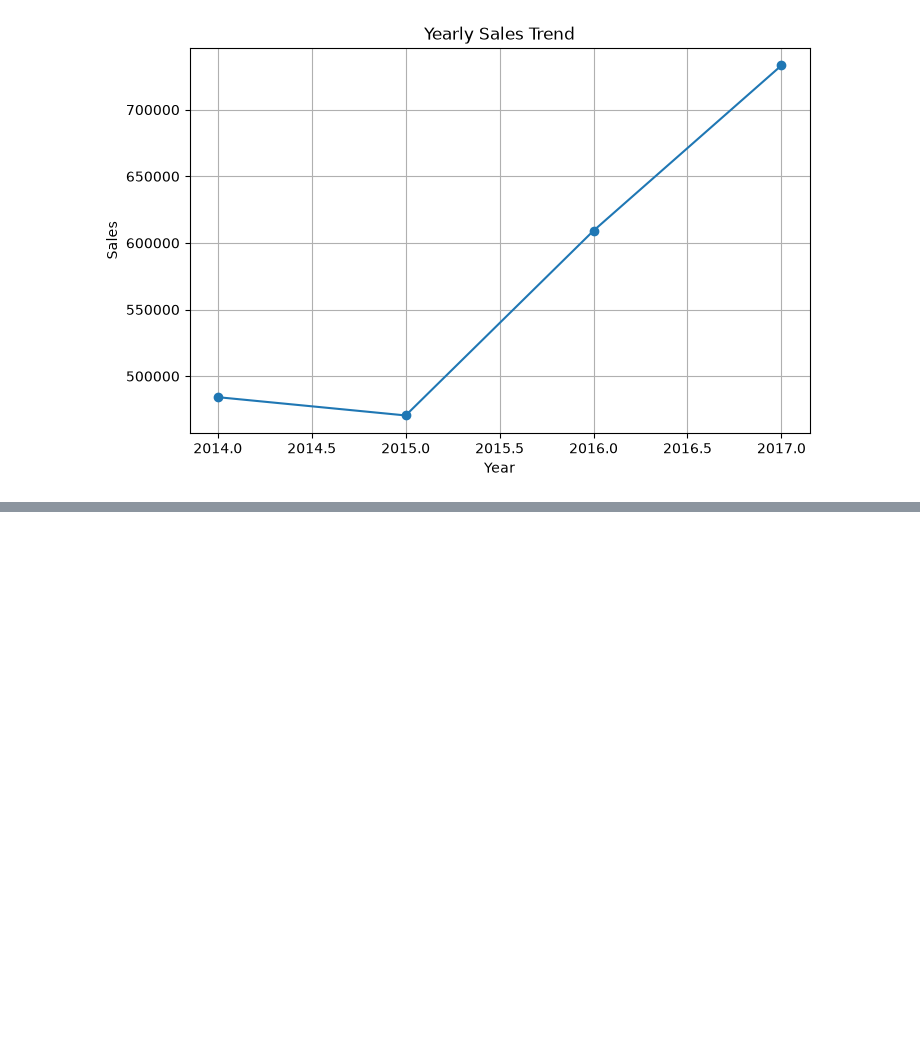
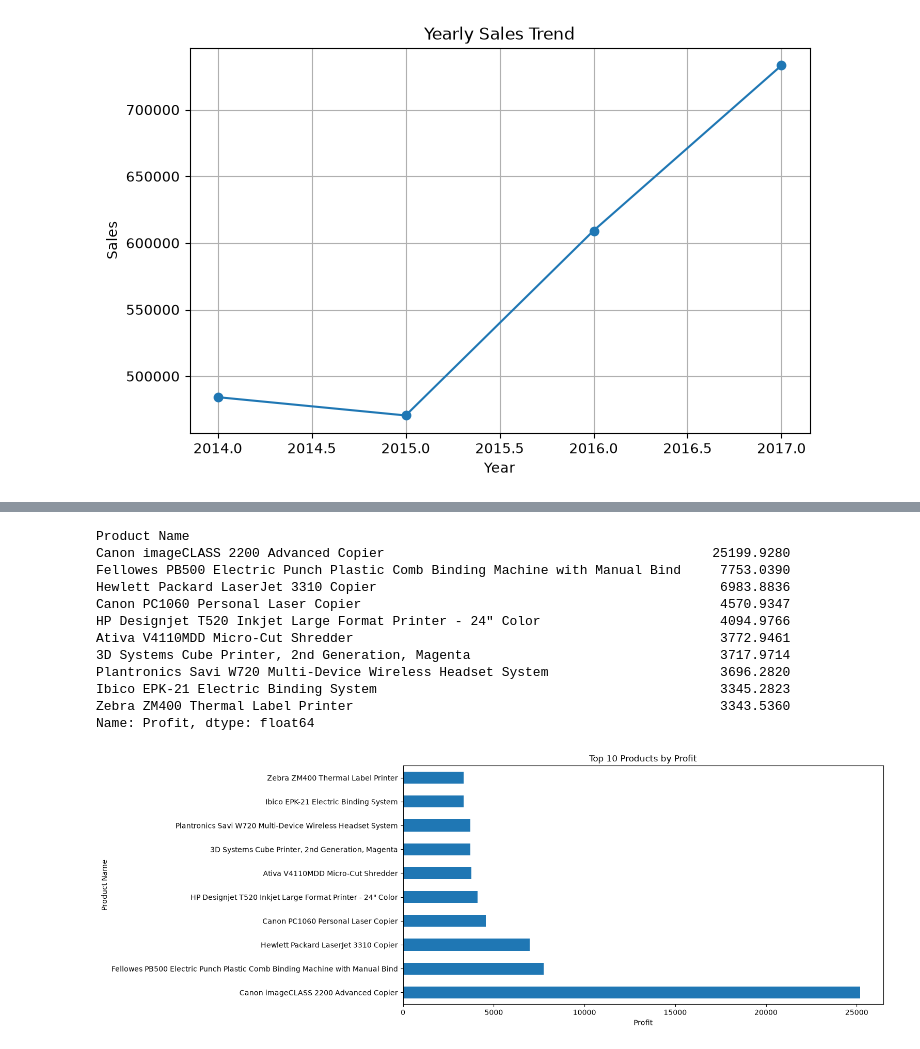
Before and after one commit to hemanth018-cell/retail-sales-analytics, a Jupyter notebook: notebooks/02_exploratory_data_analysis.ipynb, the cells around one changed output, grey strips where cells are left out. Cells and saved outputs as stored; diff of their text form; code cells hidden in the pictures; blank space fills up the shorter version.

```diff
--- a/notebooks/02_exploratory_data_analysis.ipynb
+++ b/notebooks/02_exploratory_data_analysis.ipynb
@@ -335,0 +370,33 @@ Name: Sales, dtype: float64
+# %%
+top_products_profit = (
+    df.groupby("Product Name")["Profit"]
+      .sum()
+      .sort_values(ascending=False)
+      .head(10)
+)
+
+print(top_products_profit)
+
+top_products_profit.plot(
+    kind="barh",
+    figsize=(12,6)
+)
+
+plt.title("Top 10 Products by Profit")
+plt.xlabel("Profit")
+
+plt.show()
+# %% [output]
+Product Name
+Canon imageCLASS 2200 Advanced Copier                                          25199.9280
+Fellowes PB500 Electric Punch Plastic Comb Binding Machine with Manual Bind     7753.0390
+Hewlett Packard LaserJet 3310 Copier                                            6983.8836
+Canon PC1060 Personal Laser Copier                                              4570.9347
+HP Designjet T520 Inkjet Large Format Printer - 24" Color                       4094.9766
+Ativa V4110MDD Micro-Cut Shredder                                               3772.9461
+3D Systems Cube Printer, 2nd Generation, Magenta                                3717.9714
+Plantronics Savi W720 Multi-Device Wireless Headset System                      3696.2820
+Ibico EPK-21 Electric Binding System                                            3345.2823
+Zebra ZM400 Thermal Label Printer                                               3343.5360
+Name: Profit, dtype: float64
+[figure, added]
```
Also changed, not shown: parts of 7 cells of this notebook.
